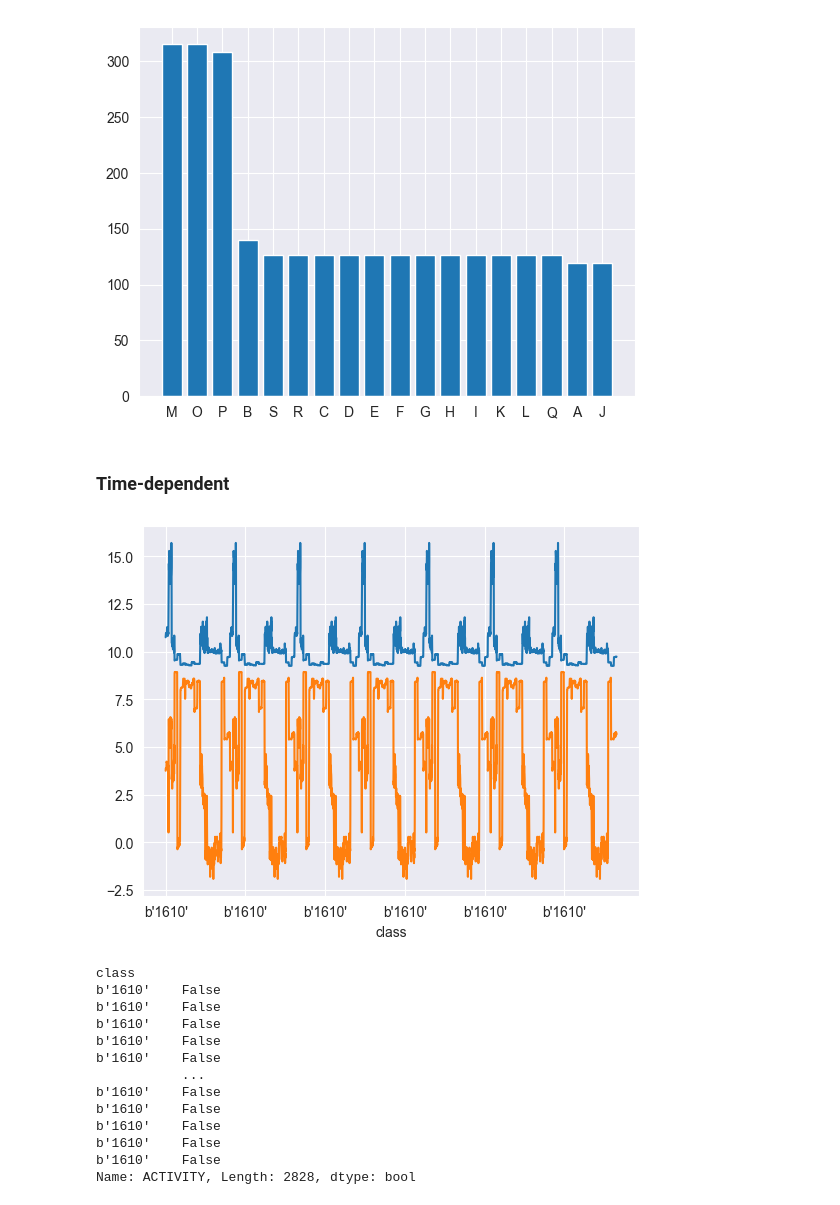
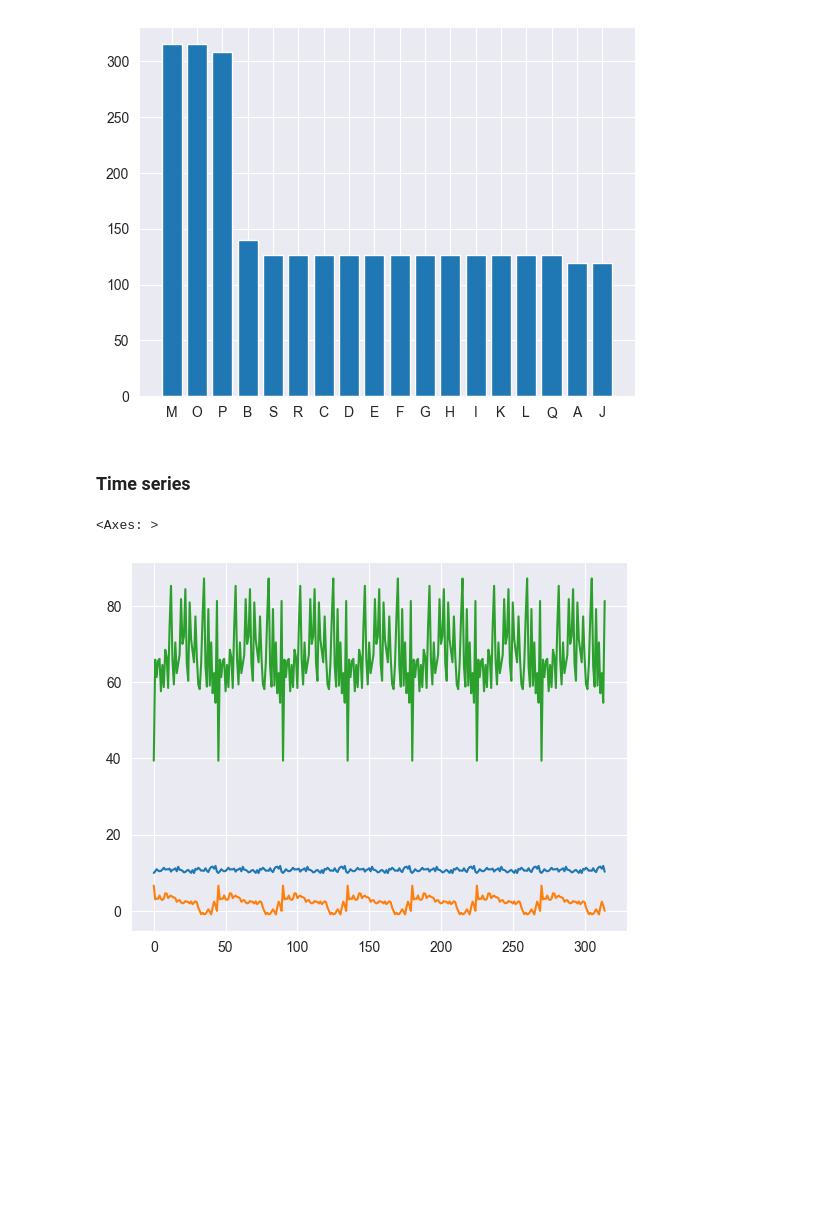
Before and after one commit to andleb/STATS608Final, a Jupyter notebook: EDA.ipynb, the cells around one changed output. Drawn from its saved outputs; the diff is of its cells as text; code cells hidden in the pictures; blank space fills up the shorter version.

```diff
--- a/EDA.ipynb
+++ b/EDA.ipynb
@@ -247,4 +246,4 @@ plt.bar(phone_acc_df.loc[phone_acc_df.index[10], 'ACTIVITY'].value_counts().inde
 # %% [output]
 [figure]
 # %% [markdown]
-### Time-dependent
+### Time series
@@ -251,25 +252,10 @@ plt.bar(phone_acc_df.loc[phone_acc_df.index[10], 'ACTIVITY'].value_counts().inde
 # %%
-max_ind = phone_acc_df.index[10]
+max_ind = total_min.index[total_min.argmax()]
-# %%
-phone_acc_df.loc[max_ind , 'RESULTANT'].plot();
-phone_acc_df.loc[max_ind , 'XAVG'].plot();
-# %% [output]
-[figure, removed]
 # %%
-phone_acc_df.loc[max_ind, 'ACTIVITY'] == 'M'
-# [ 'RESULTANT'].plot();
-# phone_acc_df.loc[max_ind , 'XAVG'].plot();
+idx = phone_acc_df.loc[max_ind, 'ACTIVITY'] == 'M'
+(phone_acc_df.loc[max_ind][idx]).reset_index()['RESULTANT'].plot()
+(phone_acc_df.loc[max_ind][idx]).reset_index()['XAVG'].plot()
+(phone_acc_df.loc[max_ind][idx]).reset_index()['XPEAK'].plot()
 # %% [output]
-class
-b'1610'    False
-b'1610'    False
-b'1610'    False
-b'1610'    False
-b'1610'    False
-           ...
-b'1610'    False
-b'1610'    False
-b'1610'    False
-b'1610'    False
-b'1610'    False
-Name: ACTIVITY, Length: 2828, dtype: bool
+<Axes: >
+[figure, added]
```
Also changed, not shown: parts of 11 cells of this notebook, 2 other files.
